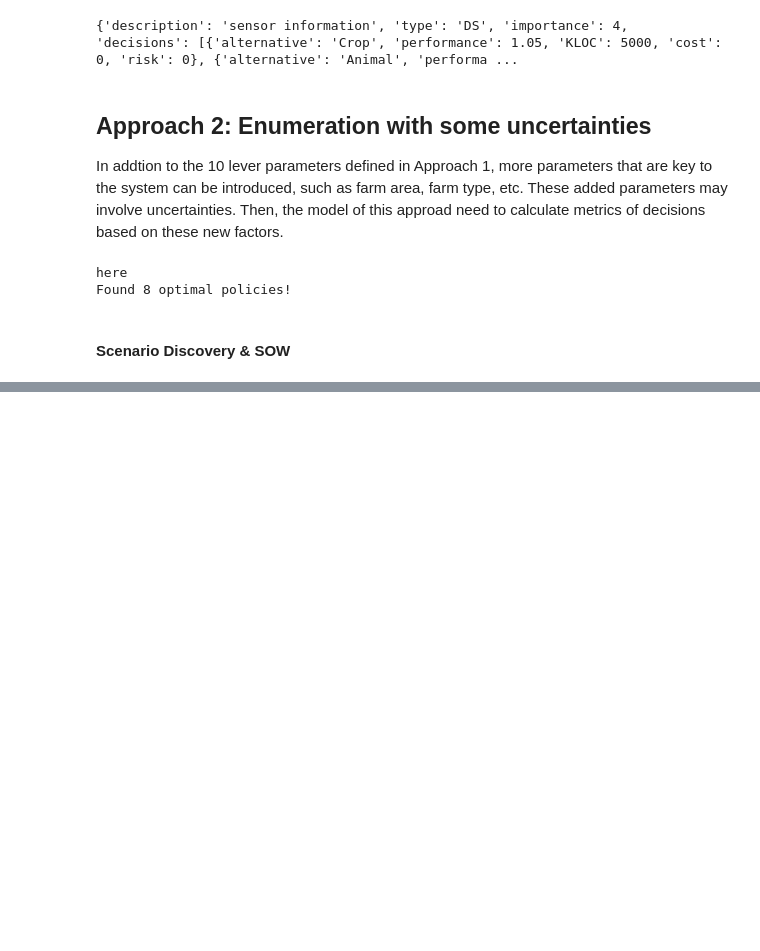
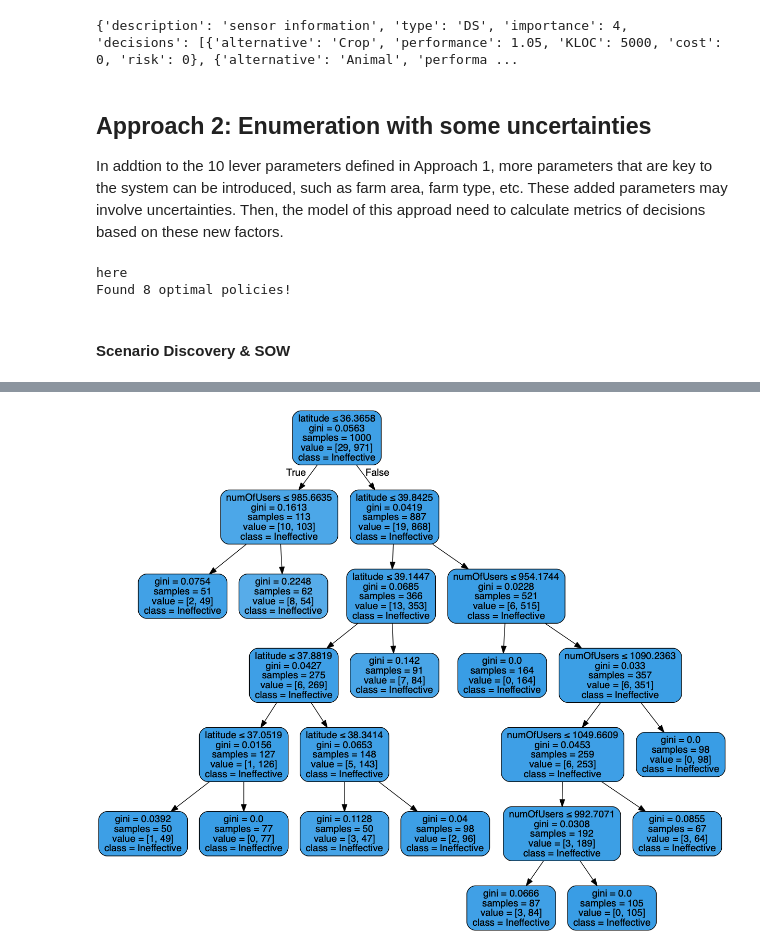
Before and after one commit to ShiangC/Cornell_SDF, a Jupyter notebook: code/farmVal_Rhodium.ipynb, the cells around one changed output, grey strips where cells are left out. Cells and saved outputs as stored; diff of their text form; code cells hidden in the pictures; blank space fills up the shorter version.

```diff
--- a/code/farmVal_Rhodium.ipynb
+++ b/code/farmVal_Rhodium.ipynb
@@ -237,0 +249,5 @@ fig = pairs(model, output,
+# %%
+c = Cart(results, classification, include=model.uncertainties.keys(), min_samples_leaf=50)
+c.show_tree()
+# %% [output]
+[figure, added]
```
Also changed, not shown: parts of 9 cells of this notebook, 2 other files.
